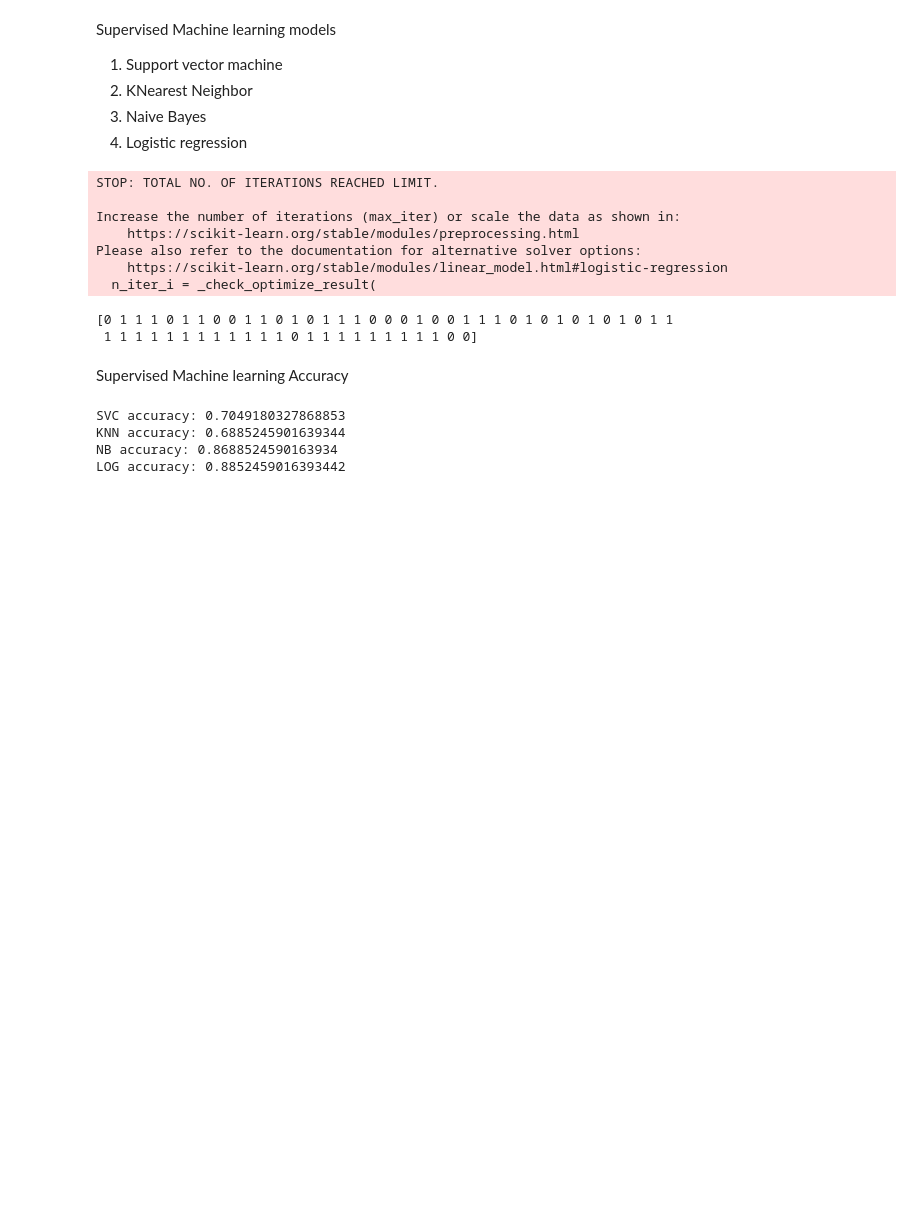
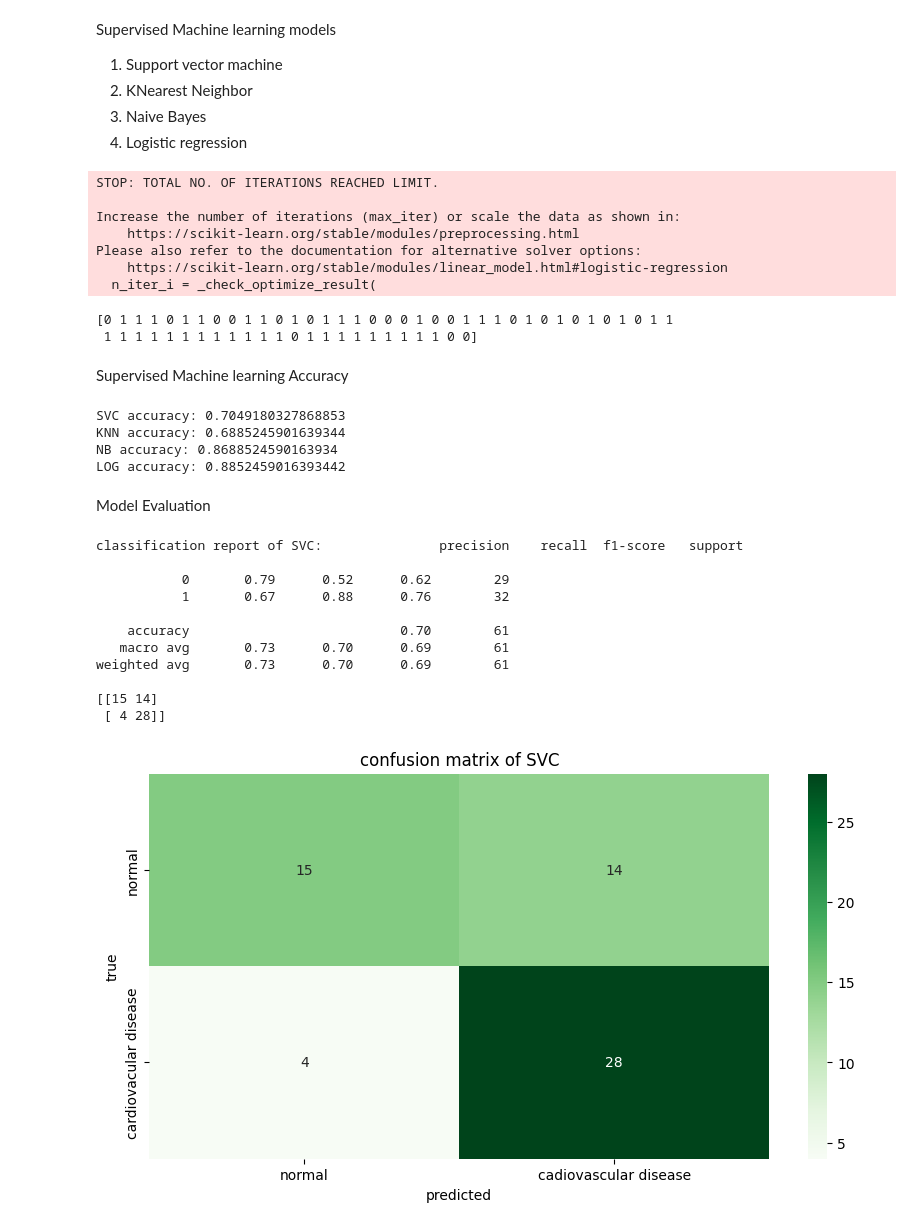
Before and after one commit to Teegee2000/cardiovascular-disease-predictions-leveraging-supervised-and-ensemble-machine-learning-models, a Jupyter notebook: cardiovascular_disease_(uci)_dataset.ipynb, the cells around one changed output. Cells and saved outputs as stored; diff of their text form; code cells hidden in the pictures; blank space fills up the shorter version.

Commit message:
I did the same approach for the UCI dataset, from the evaluation it shows that supervised machine learning performs better on the dataset. Reason could be size of the dataset.

```diff
--- a/cardiovascular_disease_(uci)_dataset.ipynb
+++ b/cardiovascular_disease_(uci)_dataset.ipynb
@@ -274,3 +274,30 @@ SVC accuracy: 0.7049180327868853
 KNN accuracy: 0.6885245901639344
 NB accuracy: 0.8688524590163934
 LOG accuracy: 0.8852459016393442
+# %% [markdown]
+Model Evaluation
+# %%
+print (f'classification report of SVC: {classification_report(y_test, SVC_pred)}')
+con_matrix = confusion_matrix(y_test, SVC_pred)
+print (con_matrix)
+
+## plot confusion graph
+plt.figure(figsize=(10,5))
+sns.heatmap(con_matrix, annot=True, fmt='d',cmap='Greens',xticklabels=['normal','cadiovascular disease'], yticklabels=['normal','cardiovacular disease'])
+plt.title('confusion matrix of SVC')
+plt.xlabel('predicted')
+plt.ylabel('true')
+plt.show()
+# %% [output]
+classification report of SVC:               precision    recall  f1-score   support
+
+           0       0.79      0.52      0.62        29
+           1       0.67      0.88      0.76        32
+
+    accuracy                           0.70        61
+   macro avg       0.73      0.70      0.69        61
+weighted avg       0.73      0.70      0.69        61
+
+[[15 14]
+ [ 4 28]]
+[figure, added]
```
Also changed, not shown: parts of 8 cells of this notebook.
